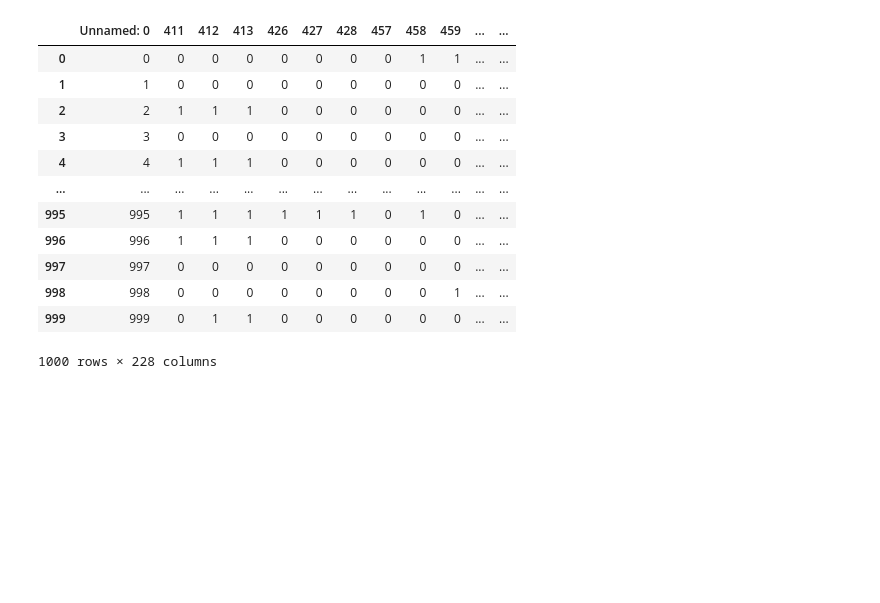
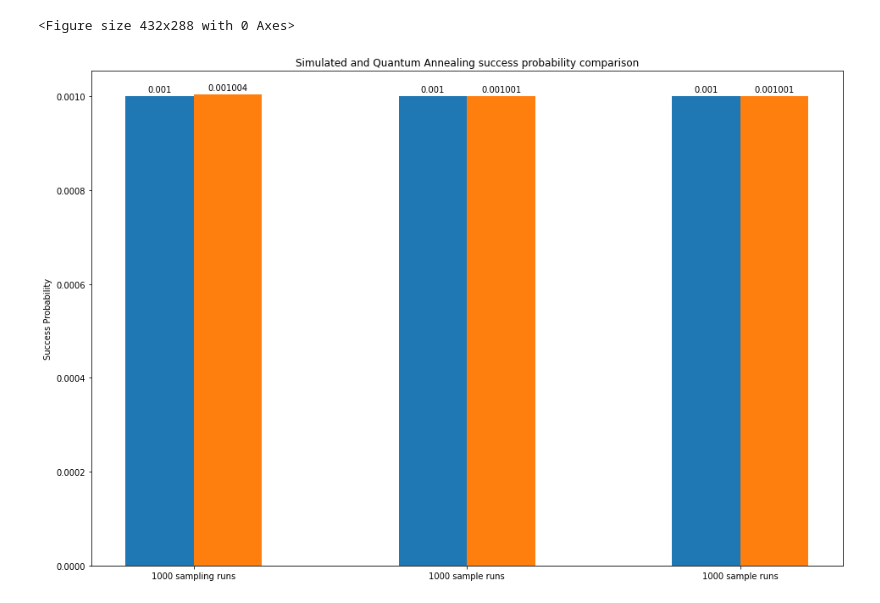
Before and after one commit to ju2ez/quantum_annealing_sudoku, a Jupyter notebook: quantum_annealing_sudoku_4x4_post_processing.ipynb, the cells around one changed output. Cells and saved outputs as stored; diff of their text form; code cells hidden in the pictures; blank space fills up the shorter version.

```diff
--- a/quantum_annealing_sudoku_4x4_post_processing.ipynb
+++ b/quantum_annealing_sudoku_4x4_post_processing.ipynb
@@ -92,16 +92,0 @@ qa_df_3 = pd.read_csv('data/log_02_03_2021__13_24_29/annealing_rund3c8dd7e-91ce-
-# %%
-qa_df_1
-# %% [output]
-|  | Unnamed: 0 | 411 | 412 | 413 | 426 | 427 | 428 | 457 | 458 | 459 | ... | ... |
-| 0 | 0 | 0 | 0 | 0 | 0 | 0 | 0 | 0 | 1 | 1 | ... | ... |
-| 1 | 1 | 0 | 0 | 0 | 0 | 0 | 0 | 0 | 0 | 0 | ... | ... |
-| 2 | 2 | 1 | 1 | 1 | 0 | 0 | 0 | 0 | 0 | 0 | ... | ... |
-| 3 | 3 | 0 | 0 | 0 | 0 | 0 | 0 | 0 | 0 | 0 | ... | ... |
-| 4 | 4 | 1 | 1 | 1 | 0 | 0 | 0 | 0 | 0 | 0 | ... | ... |
-| ... | ... | ... | ... | ... | ... | ... | ... | ... | ... | ... | ... | ... |
-| 995 | 995 | 1 | 1 | 1 | 1 | 1 | 1 | 0 | 1 | 0 | ... | ... |
-| 996 | 996 | 1 | 1 | 1 | 0 | 0 | 0 | 0 | 0 | 0 | ... | ... |
-| 997 | 997 | 0 | 0 | 0 | 0 | 0 | 0 | 0 | 0 | 0 | ... | ... |
-| 998 | 998 | 0 | 0 | 0 | 0 | 0 | 0 | 0 | 0 | 1 | ... | ... |
-| 999 | 999 | 0 | 1 | 1 | 0 | 0 | 0 | 0 | 0 | 0 | ... | ... |
-1000 rows × 228 columns
@@ -107,0 +104,9 @@ qa_df_1
+# %%
+sudoku_4x4 = quantum_annealing_sudoku.QuantumAnnealingSudoku(grid_9x9 = False)
+
+
+#get some function shortcuts for better readability
+check_sudoku = sudoku_4x4.check_sudoku
+encode_board_to_binary = sudoku_4x4.encode_board_to_binary
+decode_board_from_binary = sudoku_4x4.decode_board_from_binary
+print_board = sudoku_4x4.print_board
@@ -107,0 +138,47 @@ qa_df_1
+# %%
+success_prob_qa_1 = calculate_qa_success_probability(qa_df_1)
+success_prob_qa_2 = calculate_qa_success_probability(qa_df_2)
+success_prob_qa_3 = calculate_qa_success_probability(qa_df_3)
+# %%
+success_prob_sa_1 = calculate_qa_success_probability(sa_df_1)
+success_prob_sa_2 = calculate_qa_success_probability(sa_df_2)
+success_prob_sa_3 = calculate_qa_success_probability(sa_df_3)
+# %%
+t1 = np.array([1000, 3000, 5000])
+t2 = np.array([truncate(success_prob_sa_1,6), truncate(success_prob_sa_2,6), truncate(success_prob_sa_3,6)])
+t3 = np.array([truncate(success_prob_qa_1,6), truncate(success_prob_qa_2,6), truncate(success_prob_qa_3,6)])
+
+plt.figure(1)
+fig, ax = plt.subplots()
+rects1 = ax.bar(t1-250, t2, width=500, label='Simualted Annealing')
+rects2 = ax.bar(t1+250, t3, width=500, label='Quantum Annealing')
+plt.xticks(t1, ('1000 sampling runs', '1000 sample runs', '1000 sample runs'))
+
+# Add some text for labels, title and custom x-axis tick labels, etc.
+ax.set_ylabel('Success Probability')
+ax.set_title('Simulated and Quantum Annealing success probability comparison')
+
+
+def autolabel(rects):
+    """Attach a text label above each bar in *rects*, displaying its height."""
+    for rect in rects:
+        height = rect.get_height()
+        ax.annotate('{}'.format(height),
+                    xy=(rect.get_x() + rect.get_width() / 2, height),
+                    xytext=(0, 3),  # 3 points vertical offset
+                    textcoords="offset points",
+                    ha='center', va='bottom')
+
+
+autolabel(rects1)
+autolabel(rects2)
+
+fig.tight_layout()
+fig.set_figheight(10)
+fig.set_figwidth(15)
+
+plt.savefig('data/plots/success_probability_comparison.png')
+plt.show()
+# %% [output]
+<Figure size 432x288 with 0 Axes>
+[figure, added]
```
Also changed, not shown: parts of 14 cells of this notebook, 28 other files.
